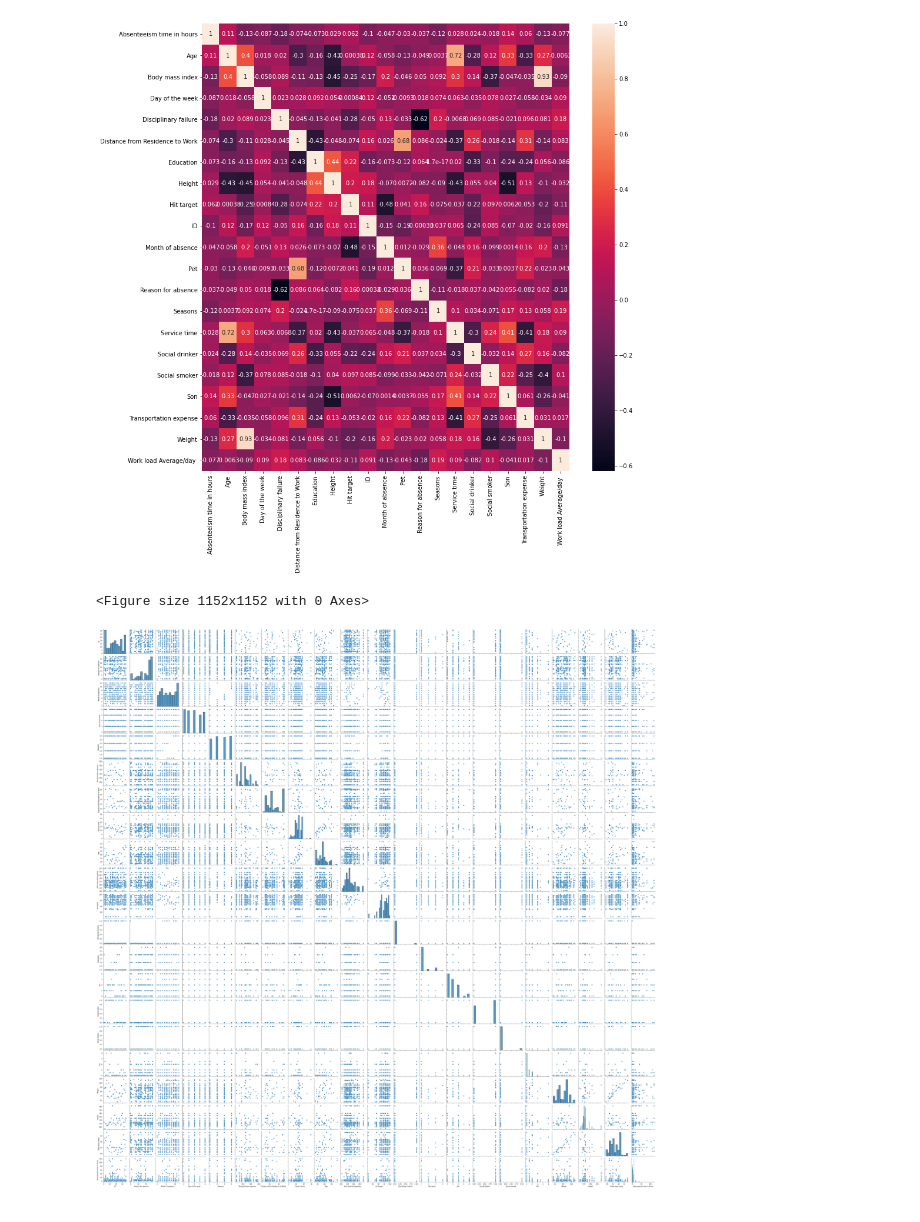
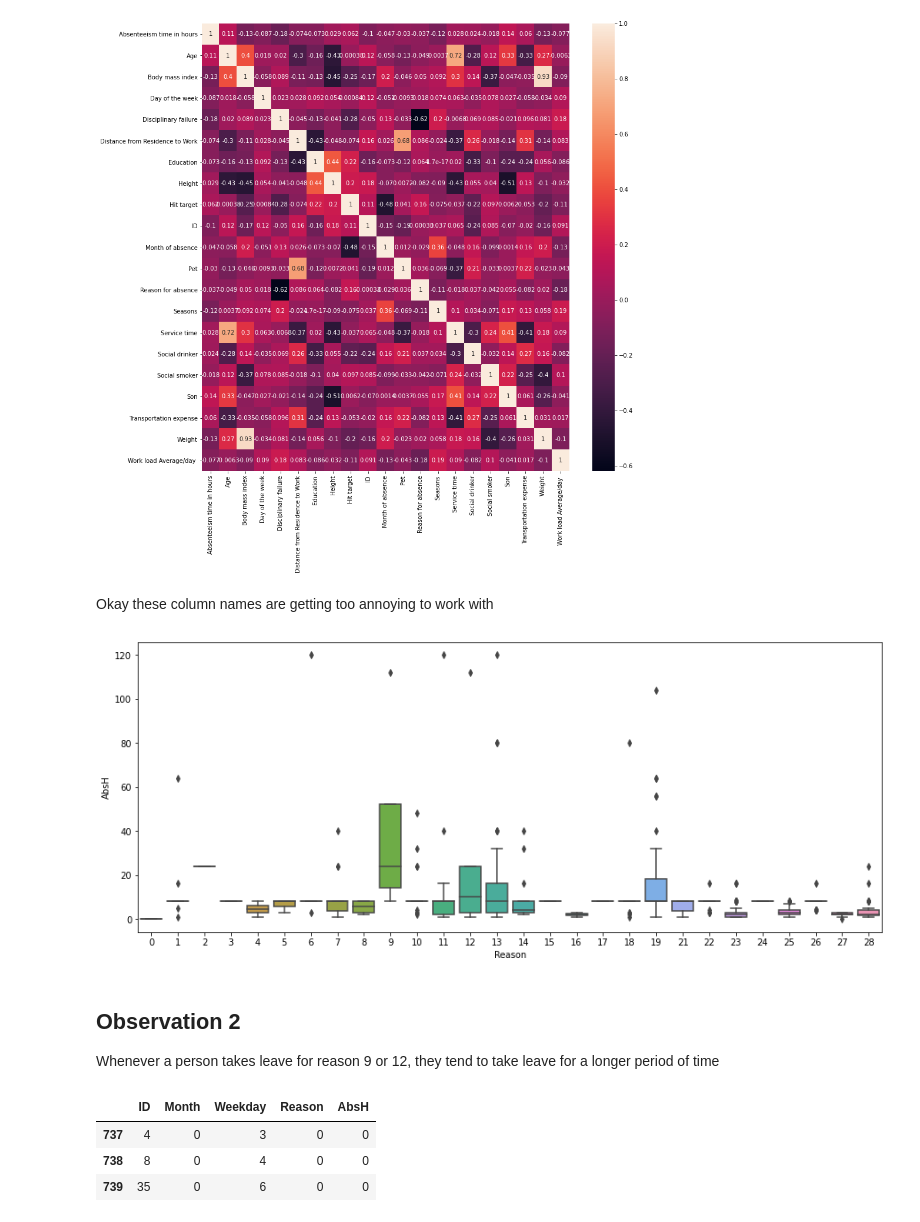
Before and after one commit to aryanpandey/Cascade-Cup-2020, a Jupyter notebook: Round-3/Absenteeism-EDA.ipynb, the cells around one changed output. Cells and saved outputs as stored; diff of their text form; code cells hidden in the pictures.

```diff
--- a/Round-3/Absenteeism-EDA.ipynb
+++ b/Round-3/Absenteeism-EDA.ipynb
@@ -395,10 +397,53 @@ sns.heatmap(low_absent.corr(),annot = True)
 plt.show()
 # %% [output]
 [figure]
+# %% [markdown]
+Okay these column names are getting too annoying to work with
+# %%
+data.rename(columns={'Reason for absence': 'Reason',
+                  'Month of absence': 'Month',
+                  'Day of the week': 'Weekday',
+                   'Seasons': 'Season',
+                   'Disciplinary failure': 'Failure',
+                  'Transportation expense': 'Expense',
+                  'Distance from Residence to Work': 'Distance',
+                  'Service time': 'ServiceTime',
+                  'Work load Average/day ': 'Workload',
+                   'Hit target': 'HitTarget',
+                   'Son': 'Child',
+                  'Social drinker': 'Drinker',
+                  'Social smoker': 'Smoker',
+                  'Body mass index': 'BMI',
+                  'Absenteeism time in hours': 'AbsH'},
+          inplace = True)
+# %%
+data.loc[(data['Education'] == 1),'Edu_Text'] = 'High school'
+data.loc[(data['Education'] == 2),'Edu_Text'] = 'Graduate'
+data.loc[(data['Education'] == 3),'Edu_Text'] = 'Postgraduate'
+data.loc[(data['Education'] == 4),'Edu_Text'] = 'Master and doctor'
+# %%
+data['Month'] = data['Month'].astype('category')
+data['Weekday'] = data['Weekday'].astype('category')
+data['Reason'] = data['Reason'].astype('category')
+data['Failure'] = data['Failure'].astype('category')
+data['Season'] = data['Season'].astype('category')
+data['Education'] = data['Education'].astype('category')
+data['Edu_Text'] = data['Edu_Text'].astype('category')
+data['Drinker'] = data['Drinker'].astype('category')
+data['Smoker'] = data['Smoker'].astype('category')
 # %%
-plt.figure(figsize = (16,16))
-sns.pairplot(data)
+plt.figure(figsize = (15, 6))
+sns.boxplot(x = data['Reason'], y = data['AbsH'])
 plt.show()
 # %% [output]
-<Figure size 1152x1152 with 0 Axes>
-[figure, old version]
+[figure, new version]
+# %% [markdown]
+## Observation 2
+Whenever a person takes leave for reason 9 or 12, they tend to take leave for a longer period of time
+# %%
+data[data['Month'] == 0][['ID','Month', 'Weekday','Reason', 'AbsH']]
+# %% [output]
+|  | ID | Month | Weekday | Reason | AbsH |
+| 737 | 4 | 0 | 3 | 0 | 0 |
+| 738 | 8 | 0 | 4 | 0 | 0 |
+| 739 | 35 | 0 | 6 | 0 | 0 |
```
Also changed, not shown: parts of 21 cells of this notebook.
